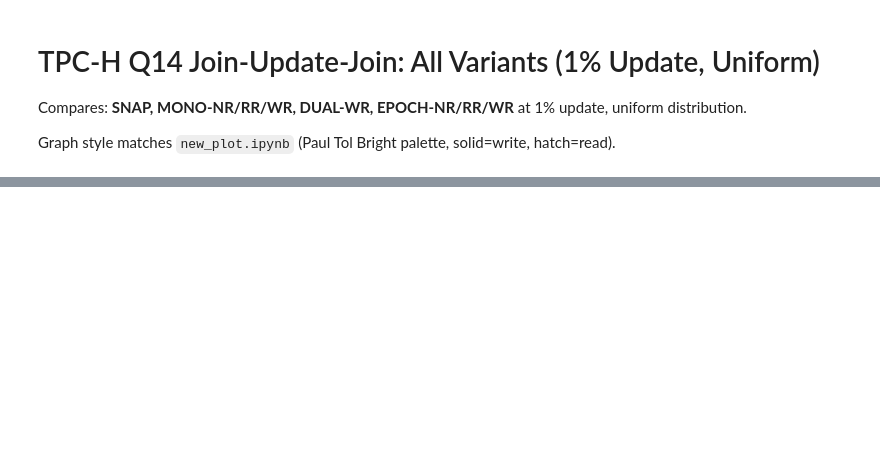
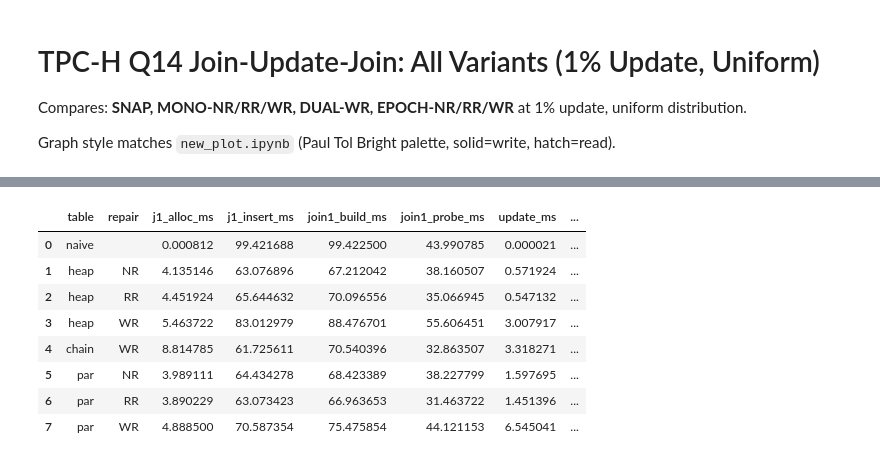
Before and after one commit to mallang/FosterBtree, a Jupyter notebook: benches/sigmod/tpch_q14_all_variants.ipynb, the cells around one changed output, grey strips where cells are left out. Cells and saved outputs as stored; diff of their text form; code cells hidden in the pictures; blank space fills up the shorter version.

```diff
--- a/benches/sigmod/tpch_q14_all_variants.ipynb
+++ b/benches/sigmod/tpch_q14_all_variants.ipynb
@@ -114,14 +161,35 @@ print(f'\nDone. Results -> {OUT_CSV}')
 # %%
 # ── Load results ──
 df = pd.read_csv(OUT_CSV)
 
 table_map = {'Heap': 'heap', 'Chain': 'chain', 'Par': 'par', 'Naive': 'naive'}
 repair_map = {'Nr': 'NR', 'Rr': 'RR', 'Wr': 'WR'}
 df['table'] = df['table_type'].map(table_map).fillna(df['table_type'])
 df['repair'] = df['repair_mode'].map(repair_map).fillna(df['repair_mode'])
 df.loc[df['table'] == 'naive', 'repair'] = ''
 
-display(df[['table','repair','join1_build_ms','join1_probe_ms','update_ms','join2_build_ms','join2_probe_ms','total_join_update_join_ms']])
+if {'j1_alloc_ms', 'j1_insert_ms'}.issubset(df.columns):
+    if 'join1_build_ms' not in df.columns:
+        df['join1_build_ms'] = df['j1_alloc_ms'] + df['j1_insert_ms']
+    total_col = 'total_join_update_join_ms' if 'total_join_update_join_ms' in df.columns else 'total_ms'
+    display_cols = ['table', 'repair', 'j1_alloc_ms', 'j1_insert_ms', 'join1_build_ms',
+                   'join1_probe_ms', 'update_ms', 'join2_build_ms', 'join2_probe_ms', total_col]
+else:
+    total_col = 'total_join_update_join_ms' if 'total_join_update_join_ms' in df.columns else 'total_ms'
+    display_cols = ['table', 'repair', 'join1_build_ms', 'join1_probe_ms',
+                   'update_ms', 'join2_build_ms', 'join2_probe_ms', total_col]
+
+display(df[display_cols])
+# %% [output]
+|  | table | repair | j1_alloc_ms | j1_insert_ms | join1_build_ms | join1_probe_ms | update_ms | ... |
+| 0 | naive |  | 0.000812 | 99.421688 | 99.422500 | 43.990785 | 0.000021 | ... |
+| 1 | heap | NR | 4.135146 | 63.076896 | 67.212042 | 38.160507 | 0.571924 | ... |
+| 2 | heap | RR | 4.451924 | 65.644632 | 70.096556 | 35.066945 | 0.547132 | ... |
+| 3 | heap | WR | 5.463722 | 83.012979 | 88.476701 | 55.606451 | 3.007917 | ... |
+| 4 | chain | WR | 8.814785 | 61.725611 | 70.540396 | 32.863507 | 3.318271 | ... |
+| 5 | par | NR | 3.989111 | 64.434278 | 68.423389 | 38.227799 | 1.597695 | ... |
+| 6 | par | RR | 3.890229 | 63.073423 | 66.963653 | 31.463722 | 1.451396 | ... |
+| 7 | par | WR | 4.888500 | 70.587354 | 75.475854 | 44.121153 | 6.545041 | ... |
 # %%
 # ── Grouped stacked bar chart (new_plot.ipynb style) ──
 
```
Also changed, not shown: parts of 6 cells of this notebook, 15 other files.
